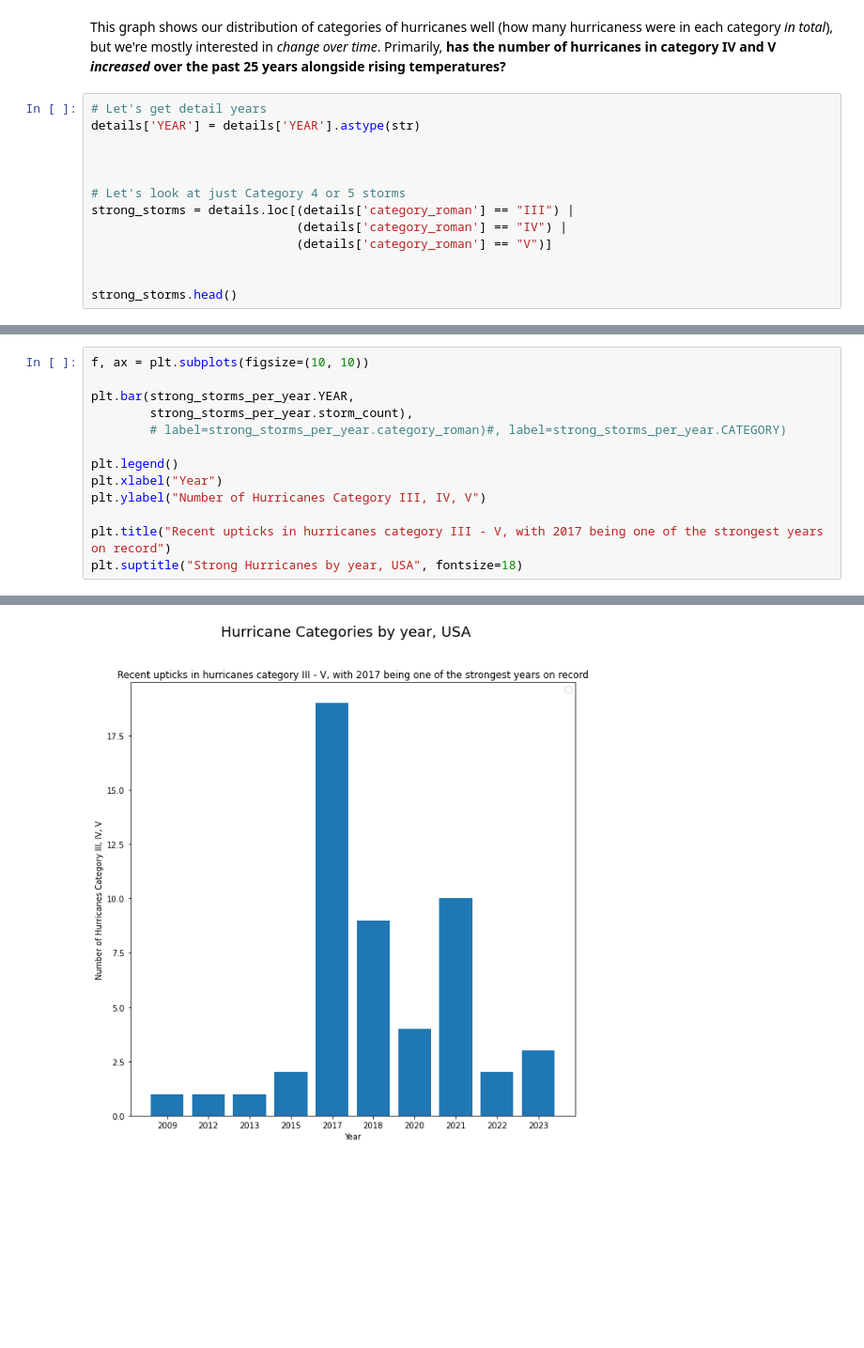
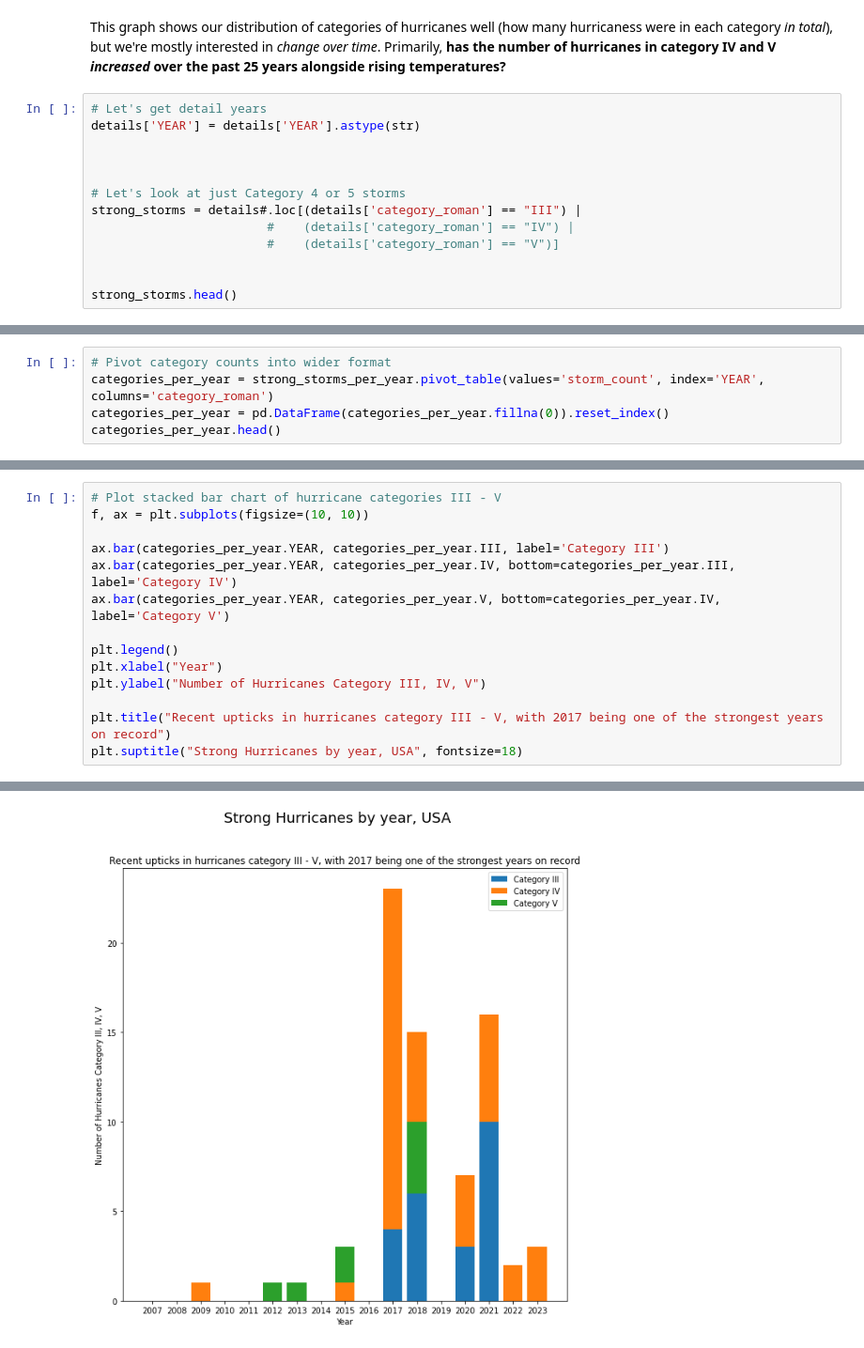
Before and after one commit to andrewbowen19/storiesDATA608, a Jupyter notebook: _build/jupyter_execute/story5.ipynb, the cells around one changed output, grey strips where cells are left out. Shown at 94% size. Saved outputs shown, nothing was run; the diff lists cells and outputs as text; blank space fills up the shorter version.

```diff
--- a/_build/jupyter_execute/story5.ipynb
+++ b/_build/jupyter_execute/story5.ipynb
@@ -192,9 +192,9 @@ details['YEAR'] = details['YEAR'].astype(str)
 
 
 # Let's look at just Category 4 or 5 storms
-strong_storms = details.loc[(details['category_roman'] == "III") |
-                            (details['category_roman'] == "IV") |
-                            (details['category_roman'] == "V")]
+strong_storms = details#.loc[(details['category_roman'] == "III") |
+                        #    (details['category_roman'] == "IV") |
+                        #    (details['category_roman'] == "V")]
 
 
 strong_storms.head()
@@ -235,0 +227,5 @@ strong_storms_per_year#.pivot_table(["YEAR", "CATEGORY"], "storm_count")
+# %%
+# Pivot category counts into wider format
+categories_per_year = strong_storms_per_year.pivot_table(values='storm_count', index='YEAR', columns='category_roman')
+categories_per_year = pd.DataFrame(categories_per_year.fillna(0)).reset_index()
+categories_per_year.head()
@@ -236,9 +239,10 @@ strong_storms_per_year#.pivot_table(["YEAR", "CATEGORY"], "storm_count")
 # %%
+# Plot stacked bar chart of hurricane categories III - V
 f, ax = plt.subplots(figsize=(10, 10))
 
-plt.bar(strong_storms_per_year.YEAR,
-        strong_storms_per_year.storm_count),
-        # label=strong_storms_per_year.category_roman)#, label=strong_storms_per_year.CATEGORY)
+ax.bar(categories_per_year.YEAR, categories_per_year.III, label='Category III')
+ax.bar(categories_per_year.YEAR, categories_per_year.IV, bottom=categories_per_year.III, label='Category IV')
+ax.bar(categories_per_year.YEAR, categories_per_year.V, bottom=categories_per_year.IV, label='Category V')
 
 plt.legend()
 plt.xlabel("Year")
@@ -252 +255 @@ Text(0.5, 0.98, 'Hurricane Categories by year, USA')
-[figure, old version]
+[figure, new version]
```
Also changed, not shown: parts of 14 cells of this notebook, 12 other files.
